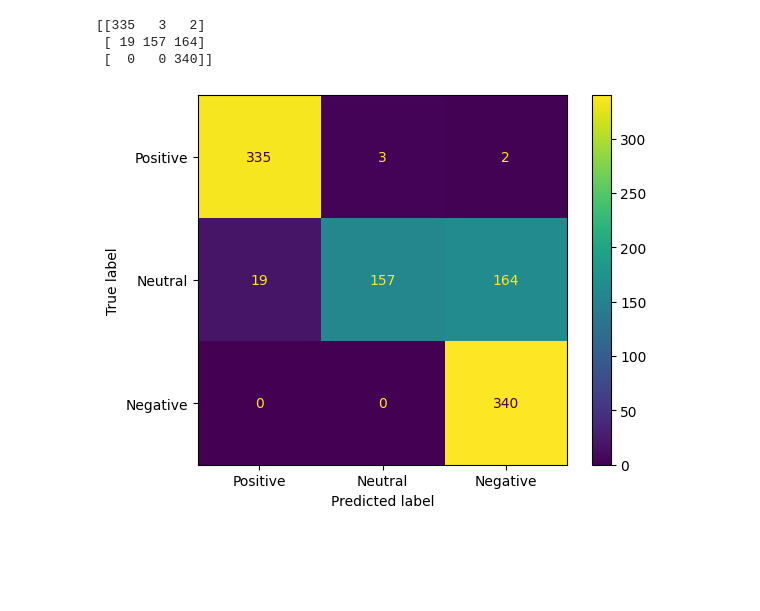
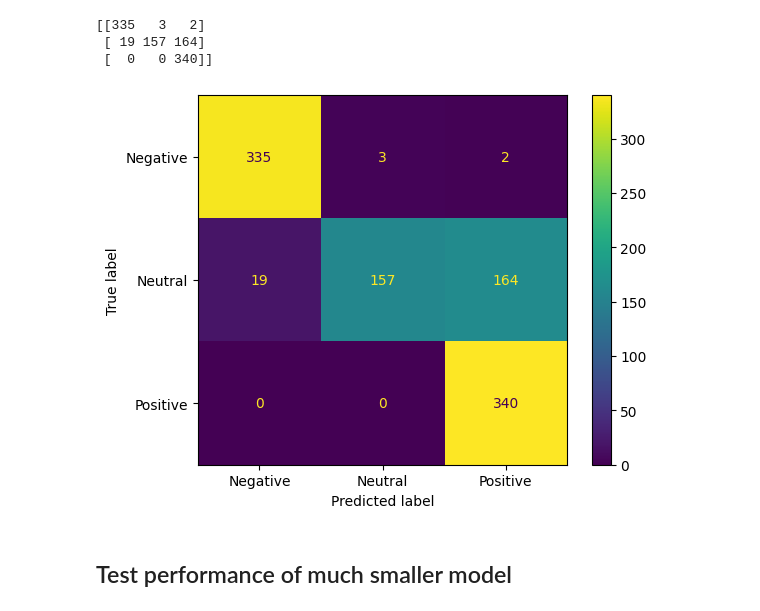
Before and after one commit to christoskaparakis/llm-experiments, a Jupyter notebook: test.ipynb, the cells around one changed output. Saved outputs shown, nothing was run; the diff lists cells and outputs as text; code cells hidden in the pictures; blank space fills up the shorter version.

```diff
--- a/test.ipynb
+++ b/test.ipynb
@@ -39,6 +40,6 @@ Some weights of the model checkpoint at cardiffnlp/twitter-roberta-base-sentimen
 def sentiment_score(review):
   tokens = tokenizer.encode(review, return_tensors='pt')
   result = model(tokens)
-  return int(torch.argmax(result.logits))
+  return int(torch.argmax(result.logits)), softmax(result[0][0].detach().numpy())
 # %%
 data['Predicted_sentiment'] = data['Sentence'].apply(lambda x: sentiment_score(x[:512]))
@@ -91,10 +94,12 @@ To disable this warning, you can either:
 # %%
 # visualize confusion matrix with sklearn metrics
 # define matrix and create labels
-cm_display = metrics.ConfusionMatrixDisplay(confusion_matrix = confusion_matrix, display_labels = ["Positive", "Neutral", "Negative"])
+cm_display = metrics.ConfusionMatrixDisplay(confusion_matrix = confusion_matrix, display_labels = ["Negative", "Neutral", "Positive"])
 
 # display matrix
 cm_display.plot()
 plt.show()
 # %% [output]
-[figure, old version]
+[figure, new version]
+# %% [markdown]
+## Test performance of much smaller model
```
Also changed, not shown: parts of 4 cells of this notebook.
